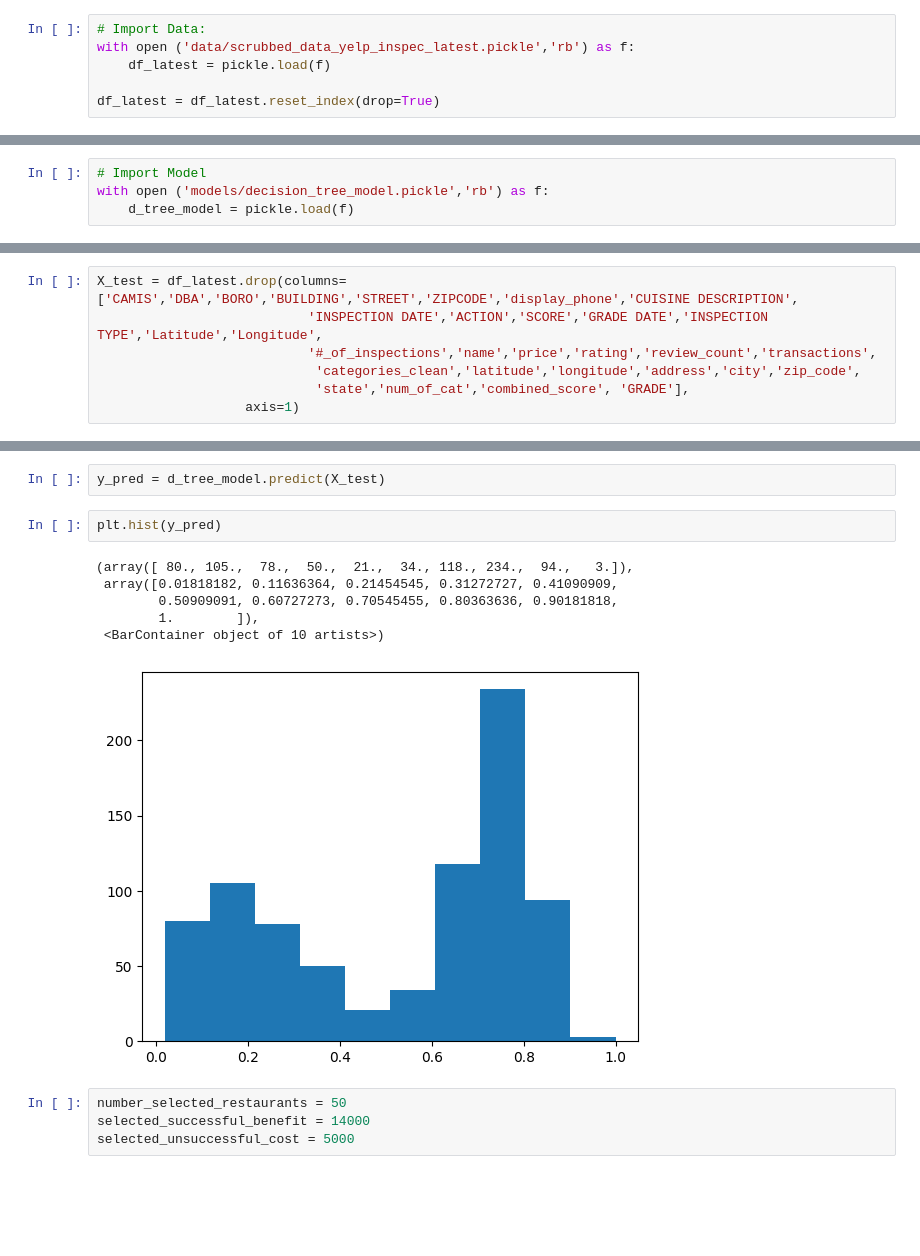
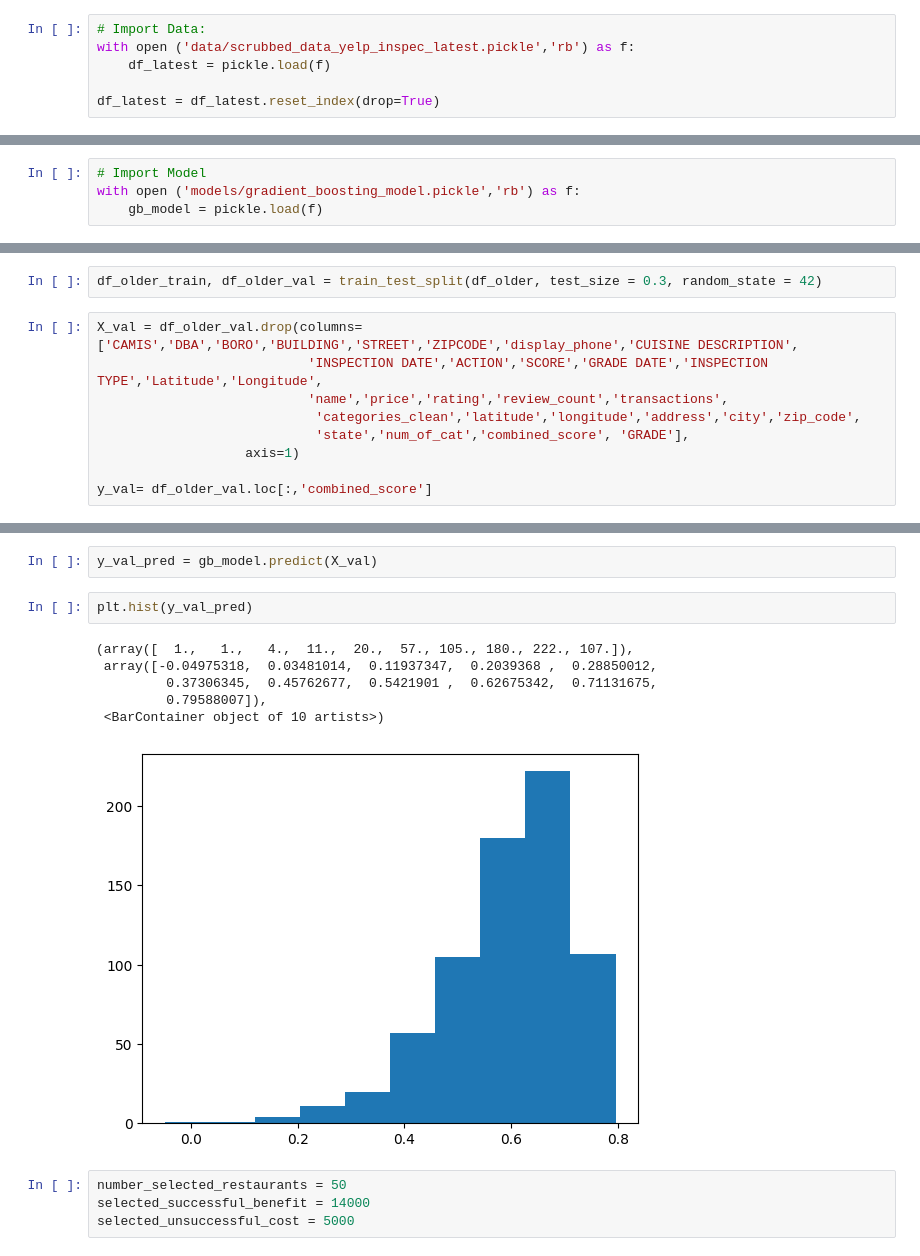
Before and after one commit to krishnakartik1/dsb-spring2023-yelp, a Jupyter notebook: ai_inference.ipynb, the cells around one changed output, grey strips where cells are left out. Drawn from its saved outputs; the diff is of its cells as text; blank space fills up the shorter version.

```diff
--- a/ai_inference.ipynb
+++ b/ai_inference.ipynb
@@ -15,4 +21,4 @@ df_latest = df_latest.reset_index(drop=True)
 # %%
 # Import Model
-with open ('models/decision_tree_model.pickle','rb') as f:
-    d_tree_model = pickle.load(f)
+with open ('models/gradient_boosting_model.pickle','rb') as f:
+    gb_model = pickle.load(f)
@@ -44,7 +25,11 @@ Name: INSPECTION DATE, Length: 817, dtype: datetime64[ns]
+# %%
+df_older_train, df_older_val = train_test_split(df_older, test_size = 0.3, random_state = 42)
 # %%
-X_test = df_latest.drop(columns=['CAMIS','DBA','BORO','BUILDING','STREET','ZIPCODE','display_phone','CUISINE DESCRIPTION',
+X_val = df_older_val.drop(columns=['CAMIS','DBA','BORO','BUILDING','STREET','ZIPCODE','display_phone','CUISINE DESCRIPTION',
                            'INSPECTION DATE','ACTION','SCORE','GRADE DATE','INSPECTION TYPE','Latitude','Longitude',
-                           '#_of_inspections','name','price','rating','review_count','transactions',
+                           'name','price','rating','review_count','transactions',
                             'categories_clean','latitude','longitude','address','city','zip_code',
                             'state','num_of_cat','combined_score', 'GRADE'],
                    axis=1)
+
+y_val= df_older_val.loc[:,'combined_score']
@@ -68,14 +36,14 @@ y_test.hist()
-# %%
-y_pred = d_tree_model.predict(X_test)
+# %%
+y_val_pred = gb_model.predict(X_val)
 # %%
-plt.hist(y_pred)
+plt.hist(y_val_pred)
 # %% [output]
-(array([ 80., 105.,  78.,  50.,  21.,  34., 118., 234.,  94.,   3.]),
- array([0.01818182, 0.11636364, 0.21454545, 0.31272727, 0.41090909,
-        0.50909091, 0.60727273, 0.70545455, 0.80363636, 0.90181818,
-        1.        ]),
+(array([  1.,   1.,   4.,  11.,  20.,  57., 105., 180., 222., 107.]),
+ array([-0.04975318,  0.03481014,  0.11937347,  0.2039368 ,  0.28850012,
+         0.37306345,  0.45762677,  0.5421901 ,  0.62675342,  0.71131675,
+         0.79588007]),
  <BarContainer object of 10 artists>)
-[figure, old version]
+[figure, new version]
 # %%
 number_selected_restaurants = 50
 selected_successful_benefit = 14000
```
Also changed, not shown: parts of 65 cells of this notebook.
